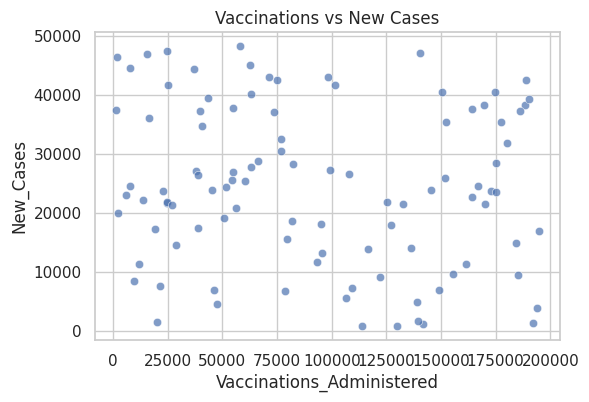
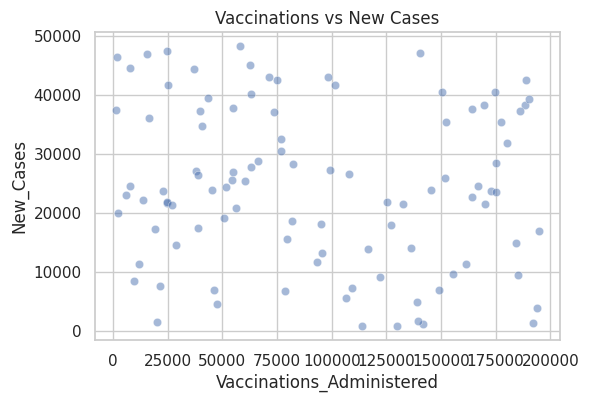
The notebook cell's code change between the first figure and the second:
--- before
+++ after
@@ -3,5 +3,5 @@
 
 plt.figure(figsize=(6, 4))
-sns.scatterplot(data=df_covid, x='Vaccinations_Administered', y='New_Cases', alpha=0.7)
+sns.scatterplot(data=df_covid, x='Vaccinations_Administered', y='New_Cases', alpha=0.5)
 plt.title('Vaccinations vs New Cases')
 plt.show()

Commit: Created using Colab